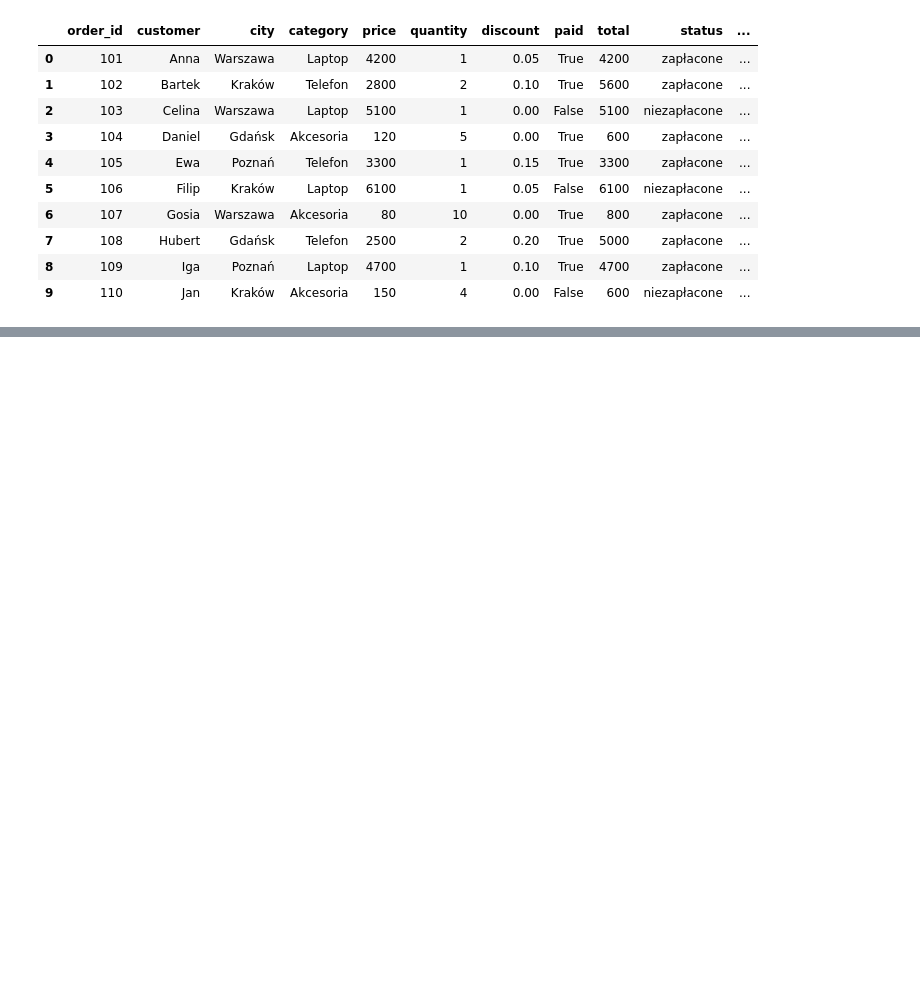
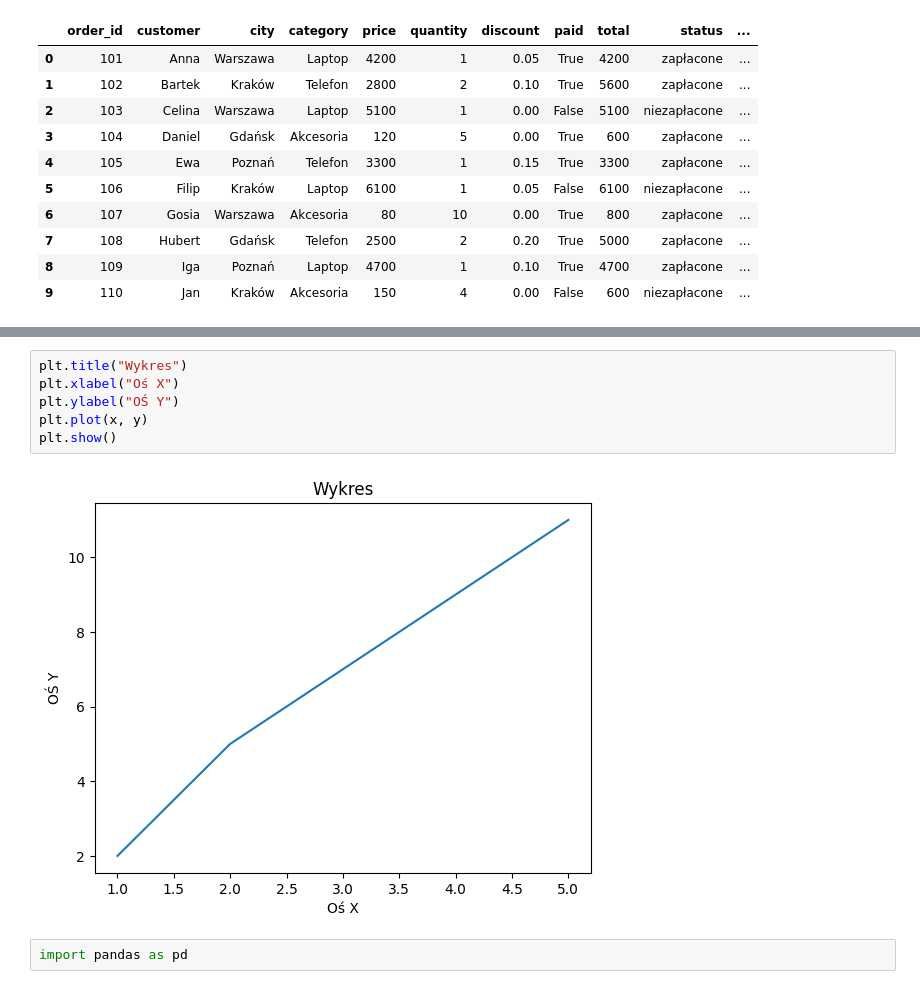
Before and after one commit to rajkonkret/analiza_danych_12_10_2026, a Jupyter notebook: analiza_danych_12_10_2026_dzien1.ipynb, the cells around one changed output, grey strips where cells are left out. Saved outputs shown, nothing was run; the diff lists cells and outputs as text; blank space fills up the shorter version.

```diff
--- a/analiza_danych_12_10_2026_dzien1.ipynb
+++ b/analiza_danych_12_10_2026_dzien1.ipynb
@@ -2661,0 +2911,10 @@ df
+# %%
+plt.title("Wykres")
+plt.xlabel("Oś X")
+plt.ylabel("OŚ Y")
+plt.plot(x, y)
+plt.show()
+# %% [output]
+[figure, added]
+# %%
+import pandas as pd
```
Also changed, not shown: parts of 55 cells of this notebook.
